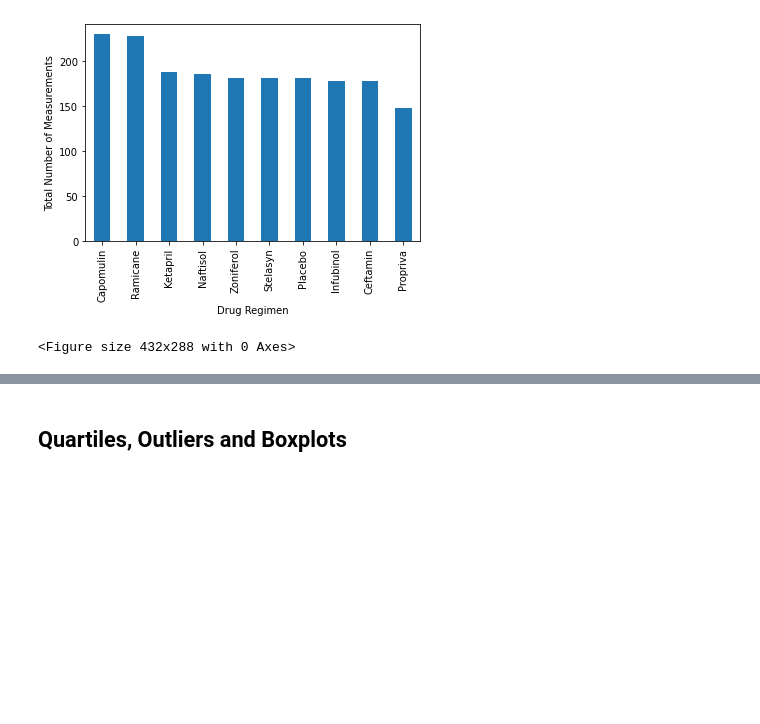
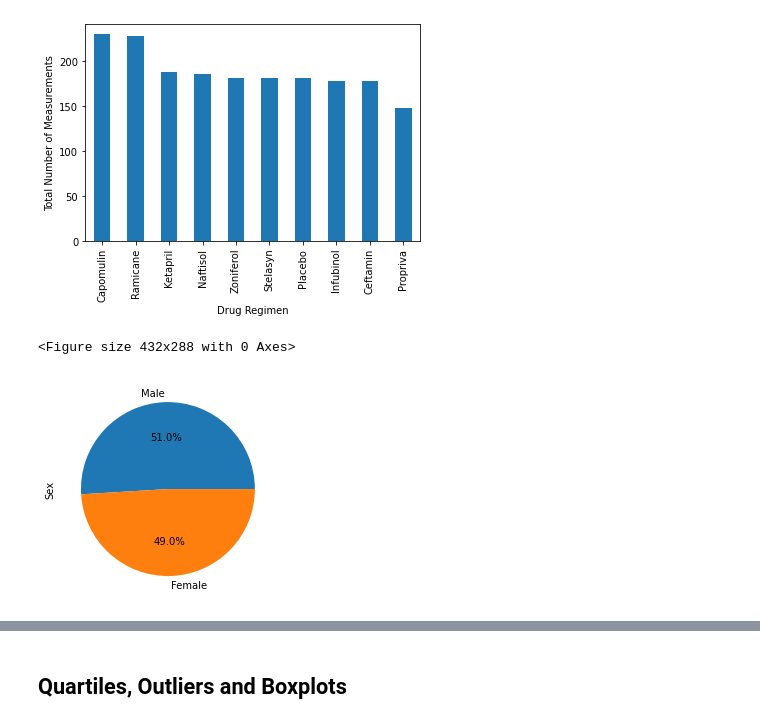
Before and after one commit to jdstrode/Matplotlib-Challenge, a Jupyter notebook: Pymaceuticals/pymaceuticals.ipynb, the cells around one changed output, grey strips where cells are left out. Drawn from its saved outputs; the diff is of its cells as text; code cells hidden in the pictures; blank space fills up the shorter version.

```diff
--- a/Pymaceuticals/pymaceuticals.ipynb
+++ b/Pymaceuticals/pymaceuticals.ipynb
@@ -229,4 +221,17 @@ plt.tight_layout()
 # %%
 # Generate a pie plot showing the distribution of female versus male mice using pandas
+
+sex_count = clean_df["Sex"].value_counts()
+sex_count
+colors=["blue", "orange"]
+
+#Create the pie based upon the values above
+sex_count.plot(kind="pie",autopct="%1.1f%%")
+
+#plt.title("Title")
+plt.ylabel("Sex")
+plt.show()
+# %% [output]
+[figure, added]
 # %%
 # Generate a pie plot showing the distribution of female versus male mice using pyplot
```
Also changed, not shown: parts of 3 cells of this notebook.
